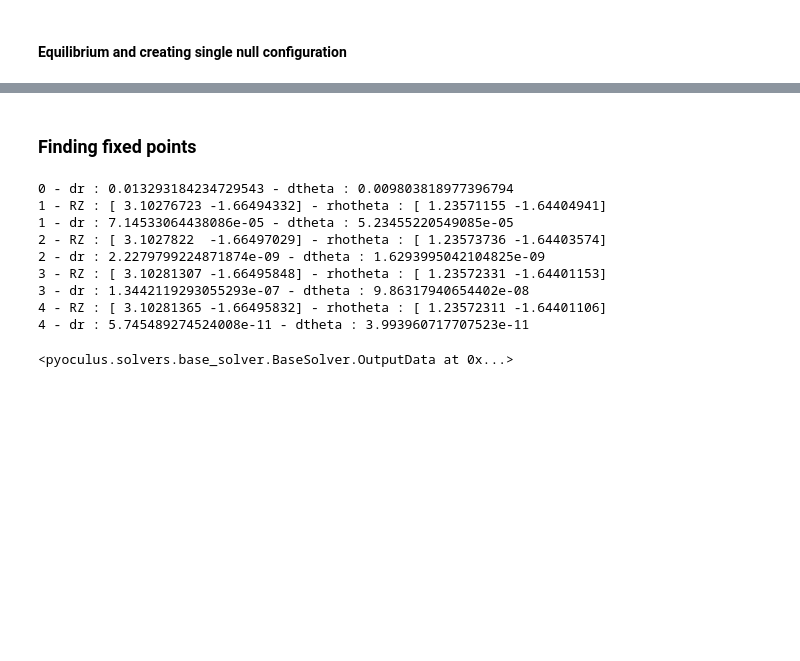
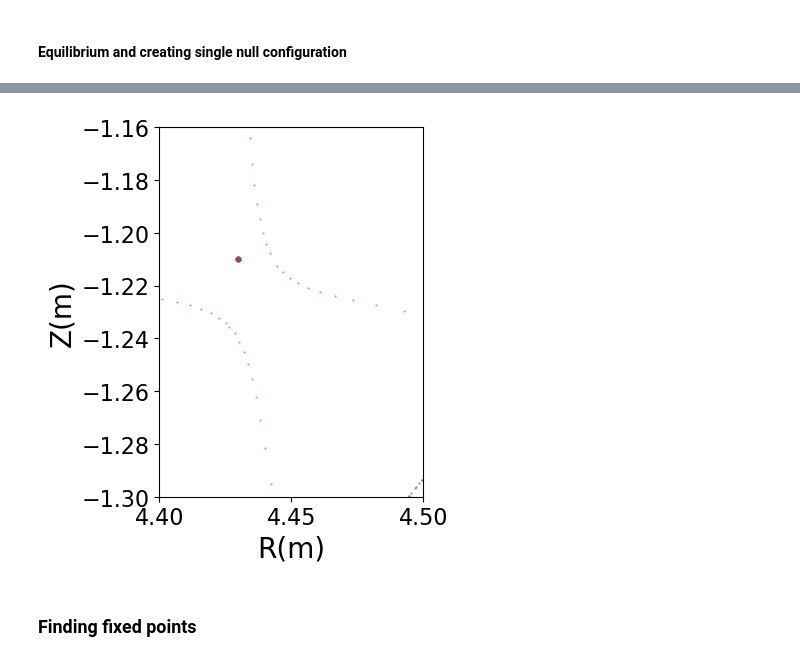
Before and after one commit to Akitzu/masterthesis, a Jupyter notebook: code/notebooks/toybox_tokamak.ipynb, the cells around one changed output, grey strips where cells are left out. Drawn from its saved outputs; the diff is of its cells as text; code cells hidden in the pictures; blank space fills up the shorter version.

```diff
--- a/code/notebooks/toybox_tokamak.ipynb
+++ b/code/notebooks/toybox_tokamak.ipynb
@@ -91,3 +67,15 @@ pplot.plot_q()
+# %%
+import pickle
+fig = pickle.load(open("../output/toybox_45degtokamak_poincare.pkl", "rb"))
+# %%
+ax = fig.get_axes()[0]
+ax.set_xlim(4.4, 4.5)
+ax.set_ylim(-1.3, -1.16)
+ax.scatter(4.43, -1.21, s=10)
+plt.show()
+fig
+# %% [output]
+[figure, added]
 # %% [markdown]
 ### Finding fixed points
 # %%
@@ -95,7 +83,7 @@ from pyoculus.solvers import FixedPoint
 
 # set up the integrator
 iparams = dict()
-iparams["rtol"] = 1e-12
+iparams["rtol"] = 1e-10
 
 pparams = dict()
 pparams["nrestart"] = 0
@@ -104,15 +92,4 @@ pparams['niter'] = 300
 fp = FixedPoint(ps, pparams, integrator_params=iparams)
 
 # fp.compute(guess=[3.5, 0], pp=1, qq=2, sbegin=2, send=4, tol = 1e-12)
-fp.compute(guess=[3.10, -1.66], pp=0, qq=1, sbegin=0.1, send=6, tol = 1e-10)
+fp.compute(guess=[4.43, -1.22], pp=0, qq=1, sbegin=0.1, send=6, tol = 1e-9)
-# %% [output]
-0 - dr : 0.013293184234729543 - dtheta : 0.009803818977396794
-1 - RZ : [ 3.10276723 -1.66494332] - rhotheta : [ 1.23571155 -1.64404941]
-1 - dr : 7.14533064438086e-05 - dtheta : 5.23455220549085e-05
-2 - RZ : [ 3.1027822  -1.66497029] - rhotheta : [ 1.23573736 -1.64403574]
-2 - dr : 2.2279799224871874e-09 - dtheta : 1.6293995042104825e-09
-3 - RZ : [ 3.10281307 -1.66495848] - rhotheta : [ 1.23572331 -1.64401153]
-3 - dr : 1.3442119293055293e-07 - dtheta : 9.86317940654402e-08
-4 - RZ : [ 3.10281365 -1.66495832] - rhotheta : [ 1.23572311 -1.64401106]
-4 - dr : 5.745489274524008e-11 - dtheta : 3.993960717707523e-11
-<pyoculus.solvers.base_solver.BaseSolver.OutputData at 0x...>
```
Also changed, not shown: parts of 89 cells of this notebook, 38 other files.
